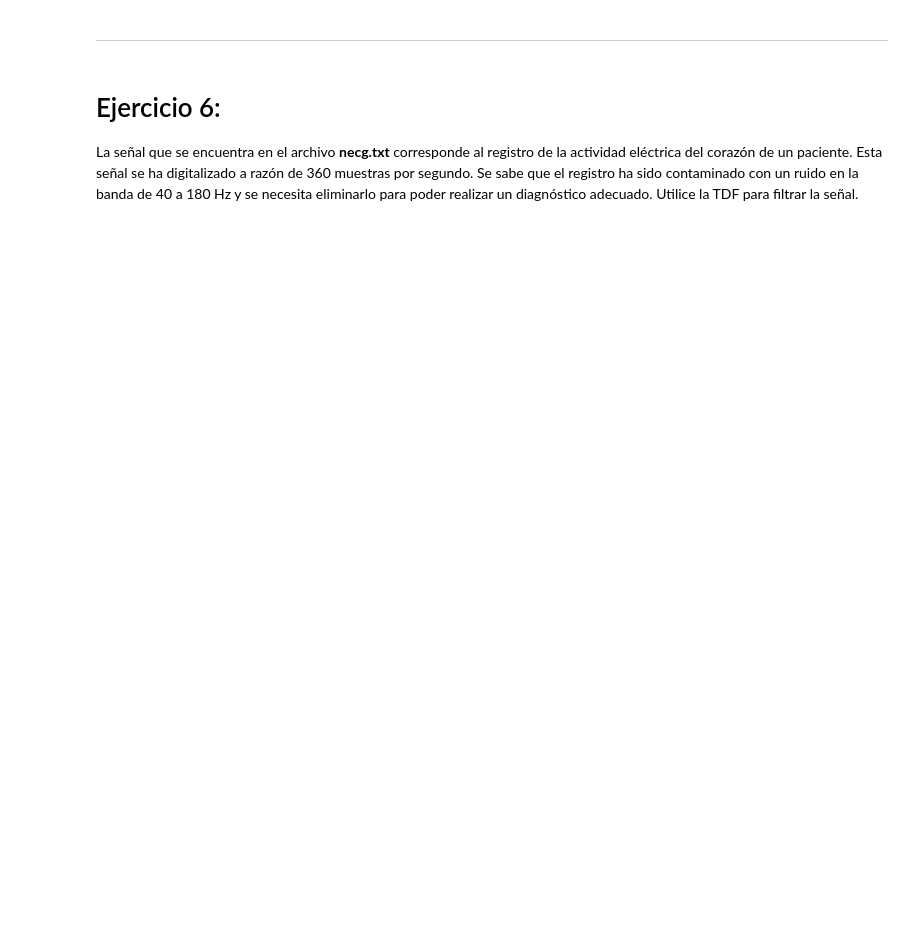
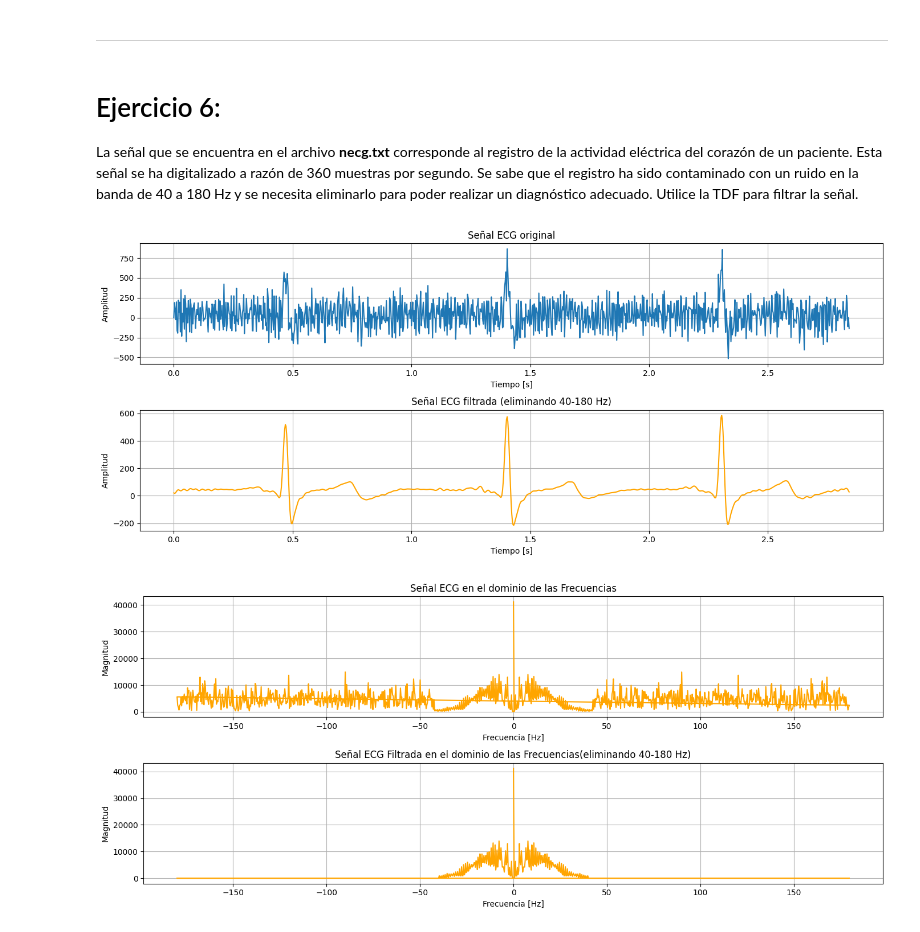
Before and after one commit to lucasgarcia2297/PDS, a Jupyter notebook: Guia4/Guia4.ipynb, the cells around one changed output. Drawn from its saved outputs; the diff is of its cells as text; code cells hidden in the pictures; blank space fills up the shorter version.

```diff
--- a/Guia4/Guia4.ipynb
+++ b/Guia4/Guia4.ipynb
@@ -324,40 +663,61 @@ import matplotlib.pyplot as plt
 
 # Cargar señal
 senal = np.loadtxt('necg.txt')
-fs = 360  # Frecuencia de muestreo en Hz
+fm = 360  # Frecuencia de muestreo en Hz
 n = len(senal)
-t = np.arange(n) / fs
+t = np.arange(n) / fm
 
 # FFT de la señal
 fft_senal = np.fft.fft(senal)
-frecuencias = np.fft.fftfreq(n, d=1/fs)
+frec = np.fft.fftfreq(n, d=1/fm)
 
 # Crear una copia para filtrar
 fft_filtrada = fft_senal.copy()
 
 # Anular componentes entre 40 y 180 Hz (positivo y negativo)
-f1, f2 = 40, 180
-fft_filtrada[(np.abs(frecuencias) >= f1) & (np.abs(frecuencias) <= f2)] = 0
+f1 = 40
+f2 = 180
+fft_filtrada[(np.abs(frec) >= f1) & (np.abs(frec) <= f2)] = 0
 
 # Señal reconstruida (inversa de la TDF)
 senal_filtrada = np.fft.ifft(fft_filtrada).real
 
 # Graficar
 plt.figure(figsize=(14, 6))
 
 plt.subplot(2, 1, 1)
 plt.plot(t, senal, label='Señal original')
 plt.title('Señal ECG original')
 plt.xlabel('Tiempo [s]')
 plt.ylabel('Amplitud')
-plt.grid(True)
+plt.grid()
 
 plt.subplot(2, 1, 2)
 plt.plot(t, senal_filtrada, color='orange', label='Señal filtrada')
 plt.title('Señal ECG filtrada (eliminando 40-180 Hz)')
 plt.xlabel('Tiempo [s]')
 plt.ylabel('Amplitud')
-plt.grid(True)
+plt.grid()
+plt.tight_layout()
+plt.show()
+
+plt.figure(figsize=(14, 6))
+plt.subplot(2, 1, 1)
+plt.plot(frec, abs(fft_senal), color='orange', label='Señal filtrada')
+plt.title('Señal ECG en el dominio de las Frecuencias')
+plt.xlabel('Frecuencia [Hz]')
+plt.ylabel('Magnitud')
+plt.grid()
+
+plt.subplot(2, 1, 2)
+plt.plot(frec, abs(fft_filtrada), color='orange', label='Señal filtrada')
+plt.title('Señal ECG Filtrada en el dominio de las Frecuencias(eliminando 40-180 Hz)')
+plt.xlabel('Frecuencia [Hz]')
+plt.ylabel('Magnitud')
+plt.grid()
 
 plt.tight_layout()
 plt.show()
+# %% [output]
+[figure, added]
+[figure, added]
```
Also changed, not shown: parts of 8 cells of this notebook.
